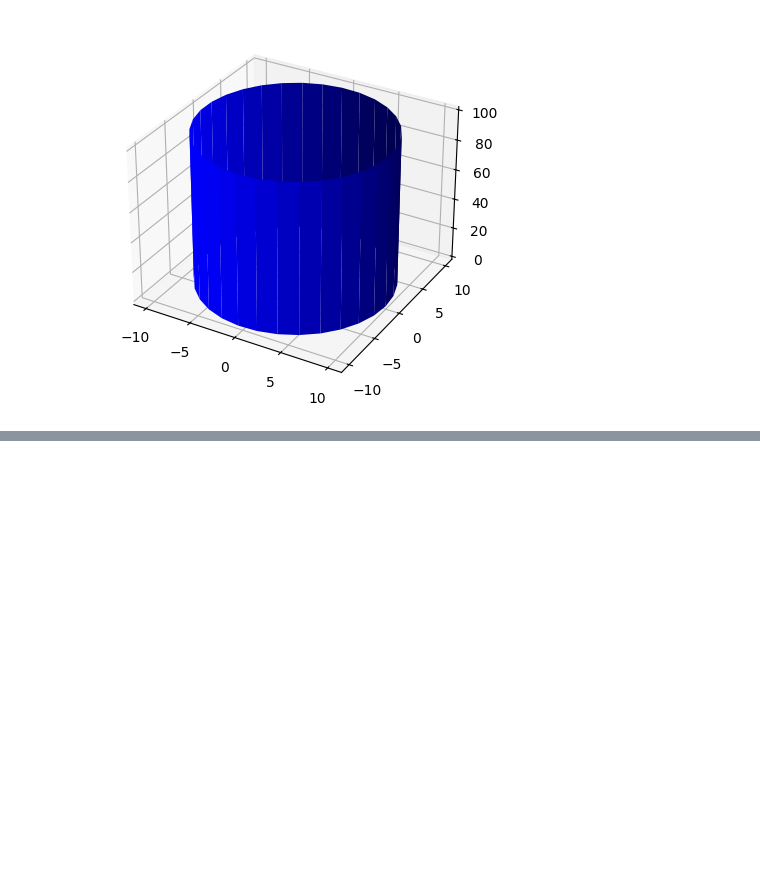
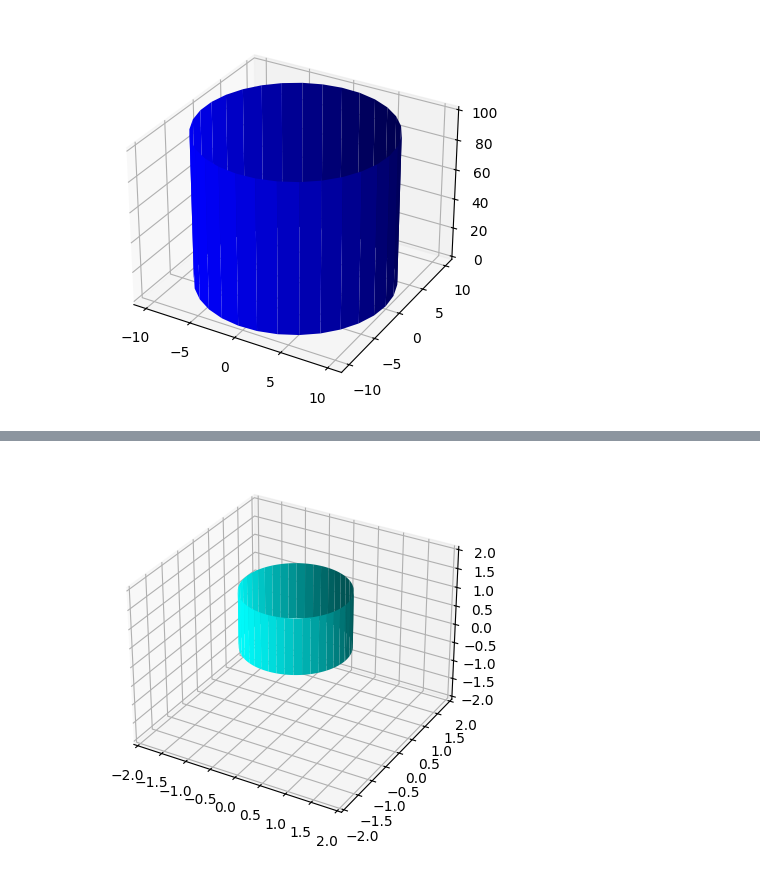
Before and after one commit to bcollister01/plb_quarto, a Jupyter notebook: scrap_notebook.ipynb, the cells around one changed output, grey strips where cells are left out. Cells and saved outputs as stored; diff of their text form; code cells hidden in the pictures; blank space fills up the shorter version.

```diff
--- a/scrap_notebook.ipynb
+++ b/scrap_notebook.ipynb
@@ -222,0 +265,56 @@ plt.show()
+# %%
+from mpl_toolkits.mplot3d import Axes3D
+import matplotlib.pyplot as plt
+import numpy as np
+from matplotlib.patches import Circle
+import mpl_toolkits.mplot3d.art3d as art3d
+
+fig = plt.figure()
+ax = fig.add_subplot(111, projection='3d')
+
+us = np.linspace(0, 2 * np.pi, 128)
+zs = np.linspace(0, 1.48, 2)
+
+us, zs = np.meshgrid(us, zs)
+
+xs = 1 * np.cos(us)
+ys = 1 * np.sin(us)
+
+# return xs, ys, zs
+ax.plot_surface(xs, ys, zs, color='cyan')
+
+
+# theta = np.linspace(0, 2 * np.pi, 201)
+# x = 10*np.cos(theta)
+# y = 10*np.sin(theta)
+# z= [0]*201
+# ax.plot(x,y,z)
+# art3d.pathpatch_2d_to_3d
+
+
+# Draw a circle on the x=0 'wall'
+# p = Circle((0, 0), 1)
+# ax.add_patch(p)
+# art3d.pathpatch_2d_to_3d(p, z=0.25, zdir="z")
+
+# from mpl_toolkits.mplot3d import Axes3D
+
+
+R = np.linspace(0, 1, 100)
+h = np.ones((100,100))*1.22
+u = np.linspace(0,  2*np.pi, 100)
+
+x = np.outer(R, np.cos(u))
+y = np.outer(R, np.sin(u))
+
+
+# ax.plot_surface(x,y,h, color='cyan', alpha=1)
+
+ax.set_zlim(-2,2)
+ax.set_xlim(-2,2)
+ax.set_ylim(-2,2)
+
+
+plt.show()
+# %% [output]
+[figure, added]
```
Also changed, not shown: parts of 8 cells of this notebook, 8 other files.
